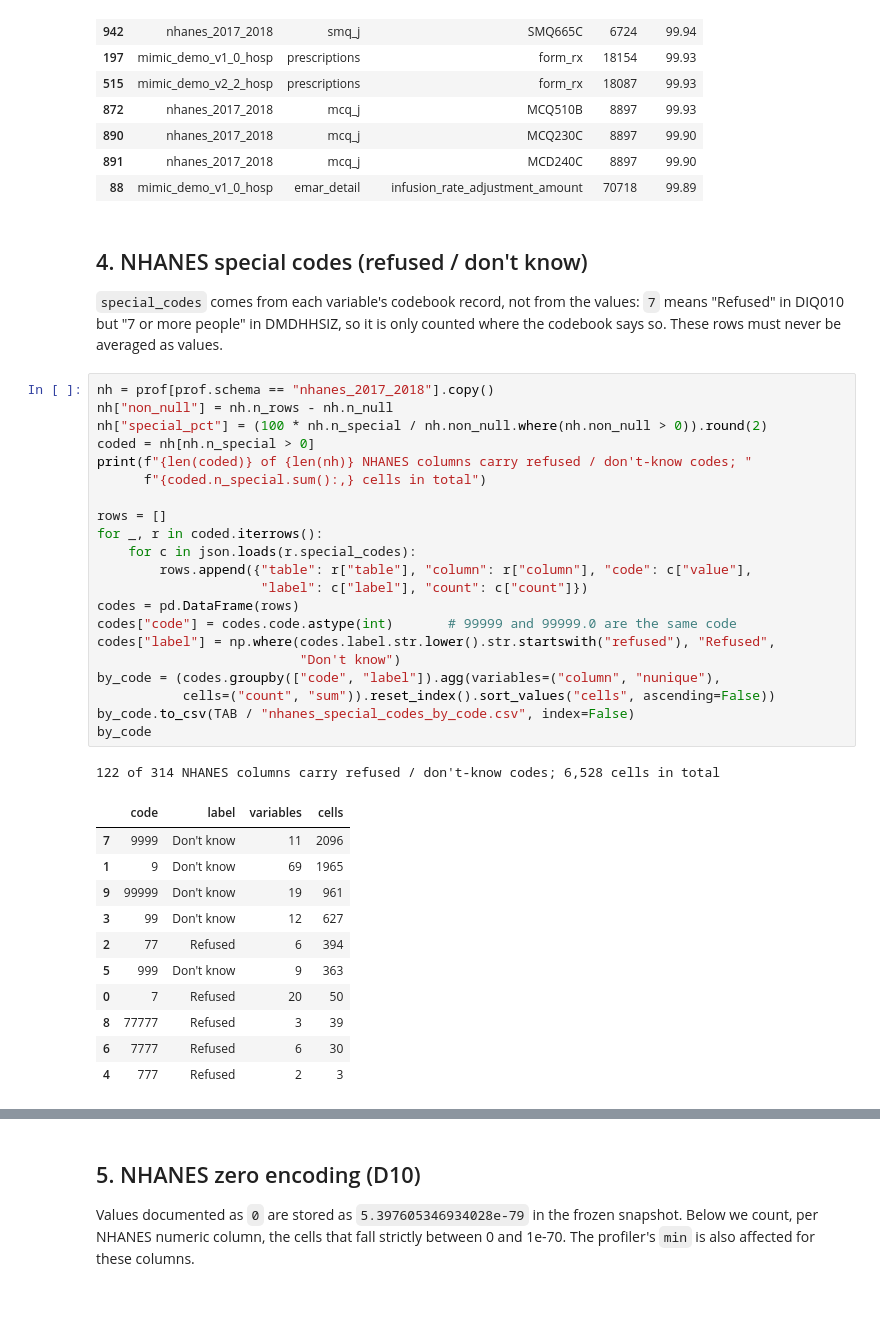
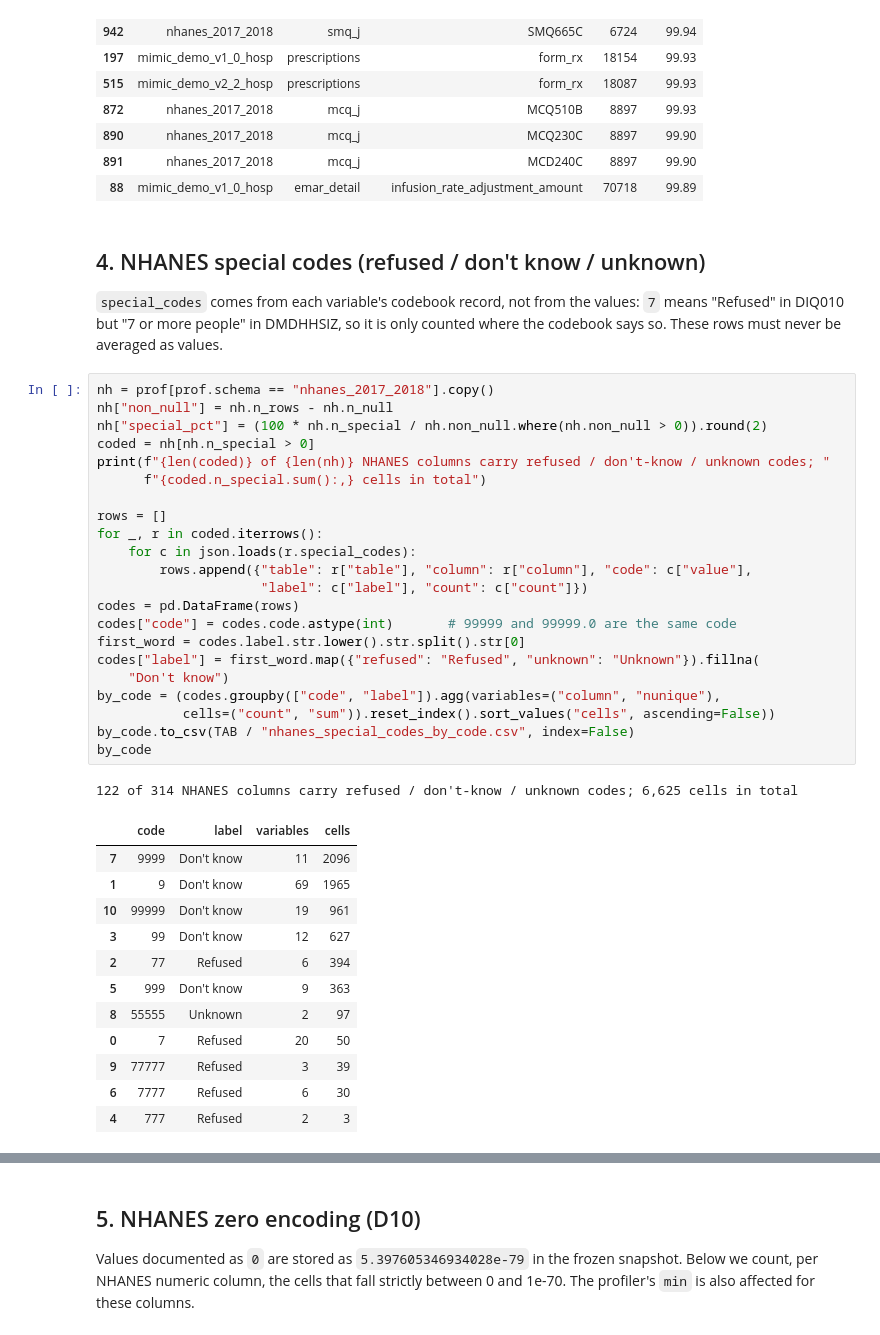
Before and after one commit to ryantechs-dotcom/Agentic-medallion, a Jupyter notebook: notebooks/tabular_eda.ipynb, the cells around one changed output, grey strips where cells are left out. Saved outputs shown, nothing was run; the diff lists cells and outputs as text; blank space fills up the shorter version.

```diff
--- a/notebooks/tabular_eda.ipynb
+++ b/notebooks/tabular_eda.ipynb
@@ -213,42 +213,44 @@ omop_demo_v0_9          52
 | 891 | nhanes_2017_2018 | mcq_j | MCD240C | 8897 | 99.90 |
 | 88 | mimic_demo_v1_0_hosp | emar_detail | infusion_rate_adjustment_amount | 70718 | 99.89 |
 # %% [markdown]
-## 4. NHANES special codes (refused / don't know)
+## 4. NHANES special codes (refused / don't know / unknown)
 `special_codes` comes from each variable's codebook record, not from the values: `7` means
 "Refused" in DIQ010 but "7 or more people" in DMDHHSIZ, so it is only counted where the codebook
 says so. These rows must never be averaged as values.
 # %%
 nh = prof[prof.schema == "nhanes_2017_2018"].copy()
 nh["non_null"] = nh.n_rows - nh.n_null
 nh["special_pct"] = (100 * nh.n_special / nh.non_null.where(nh.non_null > 0)).round(2)
 coded = nh[nh.n_special > 0]
-print(f"{len(coded)} of {len(nh)} NHANES columns carry refused / don't-know codes; "
+print(f"{len(coded)} of {len(nh)} NHANES columns carry refused / don't-know / unknown codes; "
       f"{coded.n_special.sum():,} cells in total")
 
 rows = []
 for _, r in coded.iterrows():
     for c in json.loads(r.special_codes):
         rows.append({"table": r["table"], "column": r["column"], "code": c["value"],
                      "label": c["label"], "count": c["count"]})
 codes = pd.DataFrame(rows)
 codes["code"] = codes.code.astype(int)       # 99999 and 99999.0 are the same code
-codes["label"] = np.where(codes.label.str.lower().str.startswith("refused"), "Refused",
-                          "Don't know")
+first_word = codes.label.str.lower().str.split().str[0]
+codes["label"] = first_word.map({"refused": "Refused", "unknown": "Unknown"}).fillna(
+    "Don't know")
 by_code = (codes.groupby(["code", "label"]).agg(variables=("column", "nunique"),
            cells=("count", "sum")).reset_index().sort_values("cells", ascending=False))
 by_code.to_csv(TAB / "nhanes_special_codes_by_code.csv", index=False)
 by_code
 # %% [output]
-122 of 314 NHANES columns carry refused / don't-know codes; 6,528 cells in total
+122 of 314 NHANES columns carry refused / don't-know / unknown codes; 6,625 cells in total
 |  | code | label | variables | cells |
 | 7 | 9999 | Don't know | 11 | 2096 |
 | 1 | 9 | Don't know | 69 | 1965 |
-| 9 | 99999 | Don't know | 19 | 961 |
+| 10 | 99999 | Don't know | 19 | 961 |
 | 3 | 99 | Don't know | 12 | 627 |
 | 2 | 77 | Refused | 6 | 394 |
 | 5 | 999 | Don't know | 9 | 363 |
+| 8 | 55555 | Unknown | 2 | 97 |
 | 0 | 7 | Refused | 20 | 50 |
-| 8 | 77777 | Refused | 3 | 39 |
+| 9 | 77777 | Refused | 3 | 39 |
 | 6 | 7777 | Refused | 6 | 30 |
 | 4 | 777 | Refused | 2 | 3 |
 # %%
```
Also changed, not shown: parts of 4 cells of this notebook, 1 other file.
